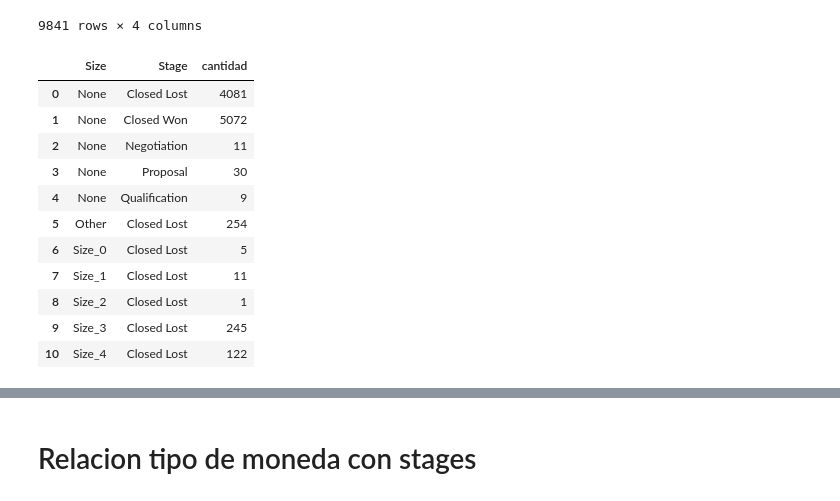
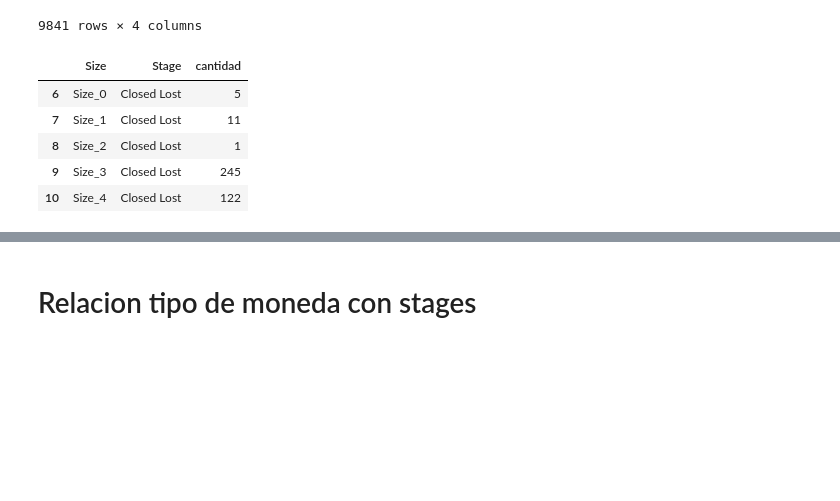
Before and after one commit to joaquinparodi/TP-DATOS, a Jupyter notebook: Analisis/Analisis Joaquin.ipynb, the cells around one changed output, grey strips where cells are left out. Cells and saved outputs as stored; diff of their text form; code cells hidden in the pictures; blank space fills up the shorter version.

```diff
--- a/Analisis/Analisis Joaquin.ipynb
+++ b/Analisis/Analisis Joaquin.ipynb
@@ -258,15 +271,10 @@ grouped
 # %%
 grouped = grouped.groupby(['Size','Stage']).agg({'cantidad':'count'})
 grouped = grouped.reset_index()
+grouped = grouped[(grouped['Size'] != 'None') & (grouped['Size'] != 'Other')]
 grouped
 # %% [output]
 |  | Size | Stage | cantidad |
-| 0 | None | Closed Lost | 4081 |
-| 1 | None | Closed Won | 5072 |
-| 2 | None | Negotiation | 11 |
-| 3 | None | Proposal | 30 |
-| 4 | None | Qualification | 9 |
-| 5 | Other | Closed Lost | 254 |
 | 6 | Size_0 | Closed Lost | 5 |
 | 7 | Size_1 | Closed Lost | 11 |
 | 8 | Size_2 | Closed Lost | 1 |
```
Also changed, not shown: parts of 14 cells of this notebook.
